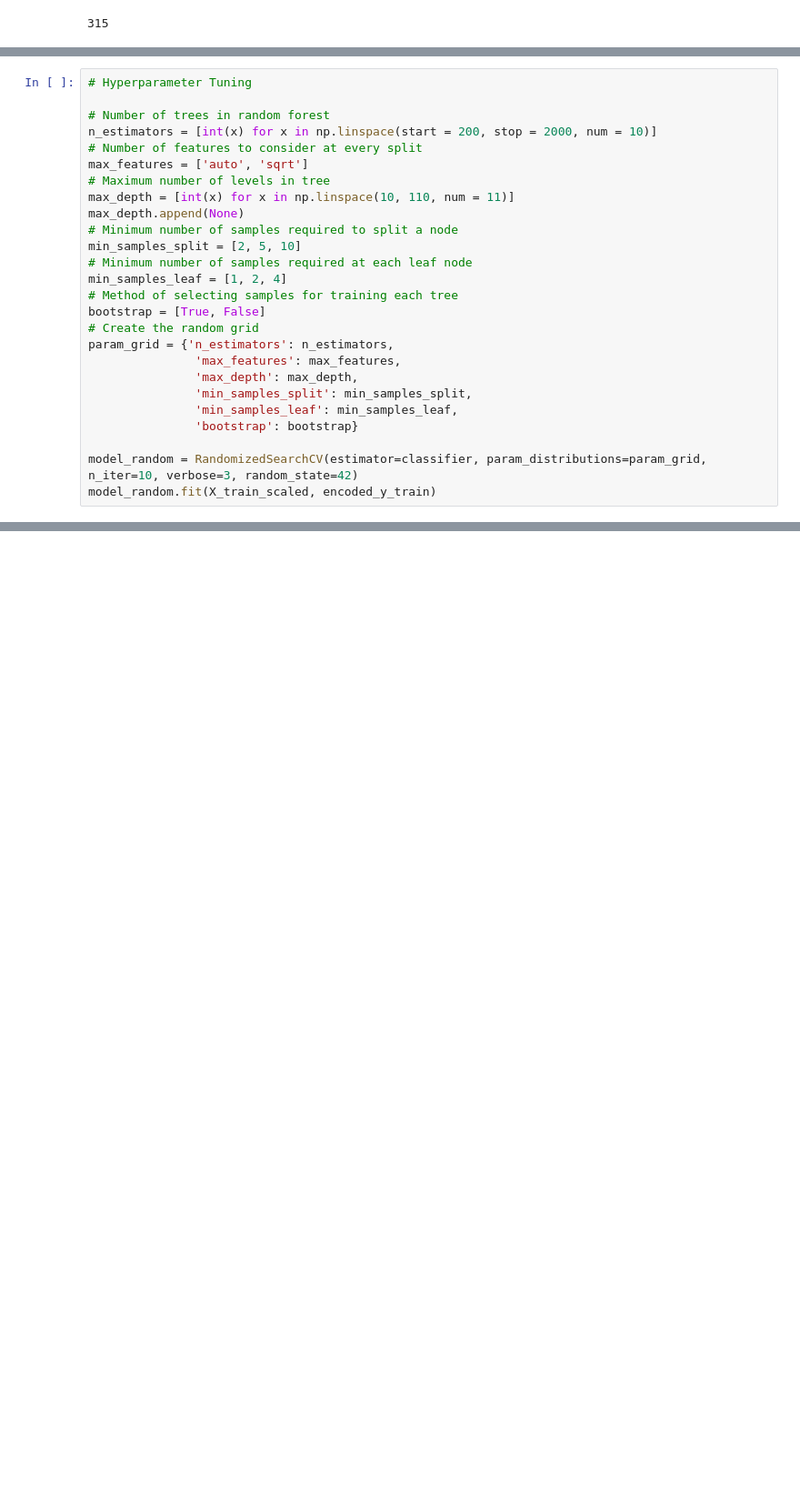
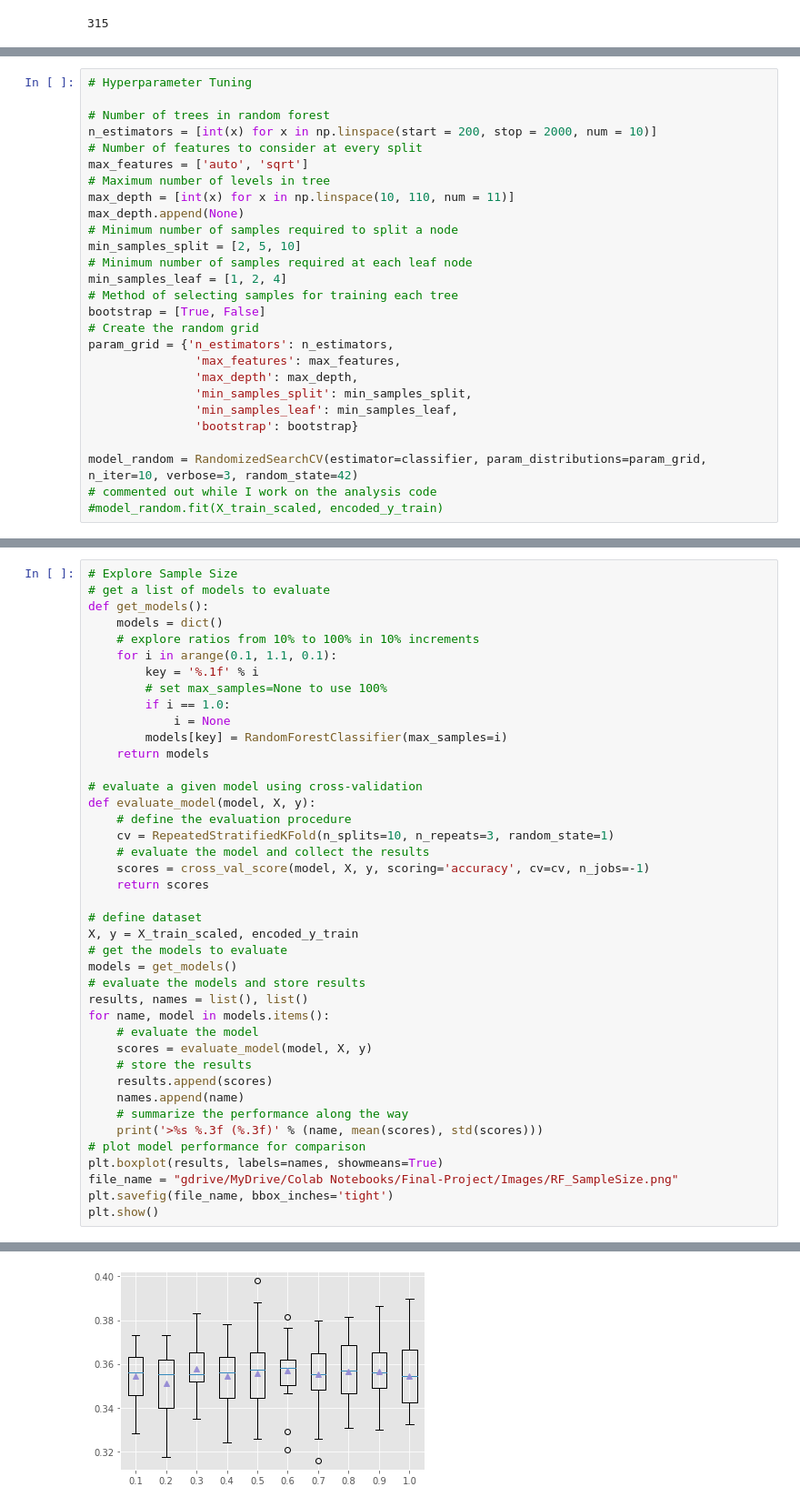
Before and after one commit to eliot1335/Final-Project, a Jupyter notebook: Models_sean_Random_Forest.ipynb, the cells around one changed output, grey strips where cells are left out. Shown: that part at 91% size. Drawn from its saved outputs; the diff is of its cells as text; blank space fills up the shorter version.

```diff
--- a/Models_sean_Random_Forest.ipynb
+++ b/Models_sean_Random_Forest.ipynb
@@ -164,4 +178,5 @@ param_grid = {'n_estimators': n_estimators,
                'bootstrap': bootstrap}
 
 model_random = RandomizedSearchCV(estimator=classifier, param_distributions=param_grid, n_iter=10, verbose=3, random_state=42)
-model_random.fit(X_train_scaled, encoded_y_train)
+# commented out while I work on the analysis code
+#model_random.fit(X_train_scaled, encoded_y_train)
@@ -224,0 +196,42 @@ joblib.dump(model_random.best_estimator_, file_name, compress = 1)
+# %%
+# Explore Sample Size
+# get a list of models to evaluate
+def get_models():
+	models = dict()
+	# explore ratios from 10% to 100% in 10% increments
+	for i in arange(0.1, 1.1, 0.1):
+		key = '%.1f' % i
+		# set max_samples=None to use 100%
+		if i == 1.0:
+			i = None
+		models[key] = RandomForestClassifier(max_samples=i)
+	return models
+
+# evaluate a given model using cross-validation
+def evaluate_model(model, X, y):
+	# define the evaluation procedure
+	cv = RepeatedStratifiedKFold(n_splits=10, n_repeats=3, random_state=1)
+	# evaluate the model and collect the results
+	scores = cross_val_score(model, X, y, scoring='accuracy', cv=cv, n_jobs=-1)
+	return scores
+
+# define dataset
+X, y = X_train_scaled, encoded_y_train
+# get the models to evaluate
+models = get_models()
+# evaluate the models and store results
+results, names = list(), list()
+for name, model in models.items():
+	# evaluate the model
+	scores = evaluate_model(model, X, y)
+	# store the results
+	results.append(scores)
+	names.append(name)
+	# summarize the performance along the way
+	print('>%s %.3f (%.3f)' % (name, mean(scores), std(scores)))
+# plot model performance for comparison
+plt.boxplot(results, labels=names, showmeans=True)
+file_name = "gdrive/MyDrive/Colab Notebooks/Final-Project/Images/RF_SampleSize.png"
+plt.savefig(file_name, bbox_inches='tight')
+plt.show()
+# %% [output]
@@ -224,0 +248 @@ joblib.dump(model_random.best_estimator_, file_name, compress = 1)
+[figure, added]
```
Also changed, not shown: parts of 13 cells of this notebook, 21 other files.
